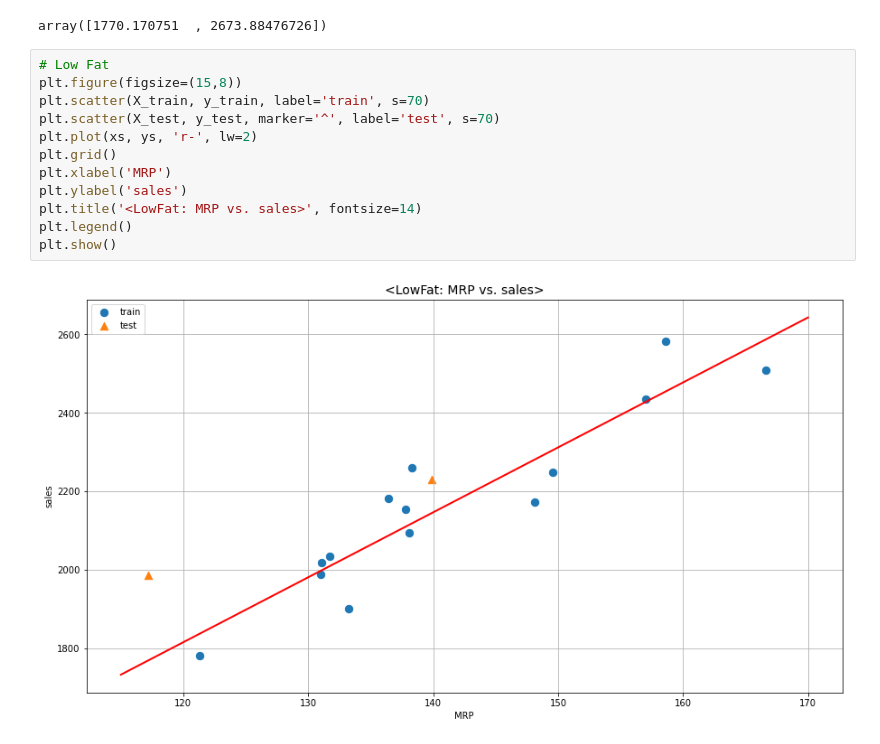
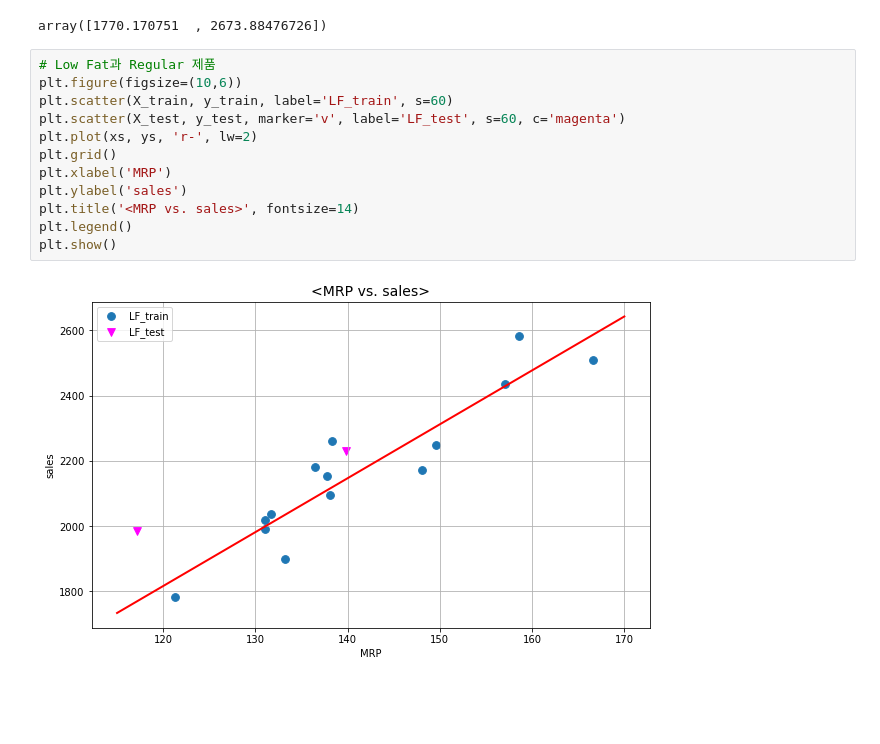
Before and after one commit to youngai1112/MachineLearning, a Jupyter notebook: 04.회귀/1231.빅마트_회귀분석.ipynb, the cells around one changed output. Saved outputs shown, nothing was run; the diff lists cells and outputs as text; blank space fills up the shorter version.

```diff
--- a/04.회귀/1231.빅마트_회귀분석.ipynb
+++ b/04.회귀/1231.빅마트_회귀분석.ipynb
@@ -307,18 +307,18 @@ ys2
 # %% [output]
 array([1770.170751  , 2673.88476726])
 # %%
-# Low Fat
-plt.figure(figsize=(15,8))
-plt.scatter(X_train, y_train, label='train', s=70)
-plt.scatter(X_test, y_test, marker='^', label='test', s=70)
+# Low Fat과 Regular 제품
+plt.figure(figsize=(10,6))
+plt.scatter(X_train, y_train, label='LF_train', s=60)
+plt.scatter(X_test, y_test, marker='v', label='LF_test', s=60, c='magenta')
 plt.plot(xs, ys, 'r-', lw=2)
 plt.grid()
 plt.xlabel('MRP')
 plt.ylabel('sales')
-plt.title('<LowFat: MRP vs. sales>', fontsize=14)
+plt.title('<MRP vs. sales>', fontsize=14)
 plt.legend()
 plt.show()
 # %% [output]
-[figure, old version]
+[figure, new version]
 # %%
 # Regular
```
Also changed, not shown: parts of 2 cells of this notebook.
